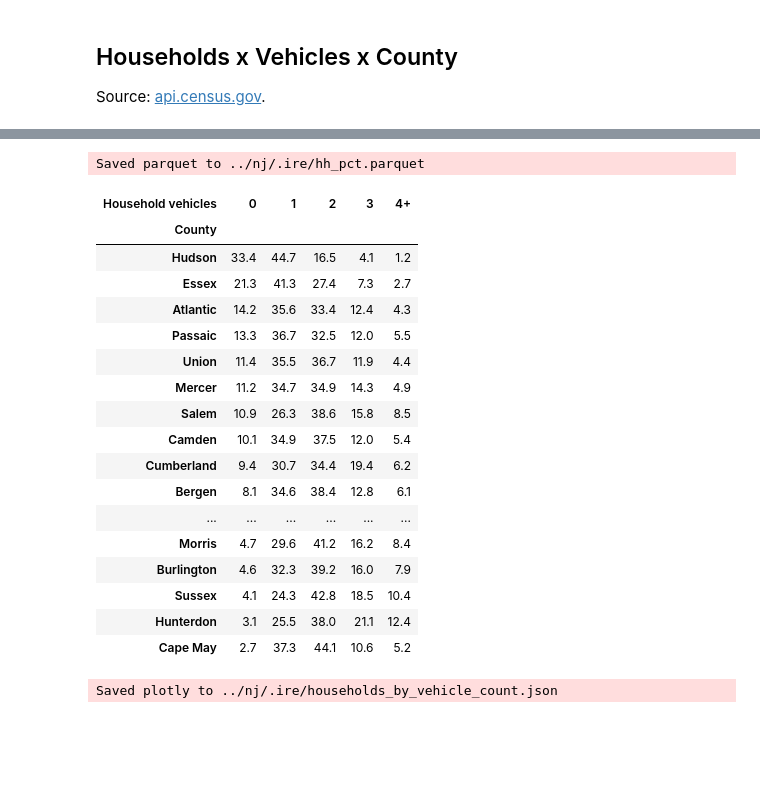
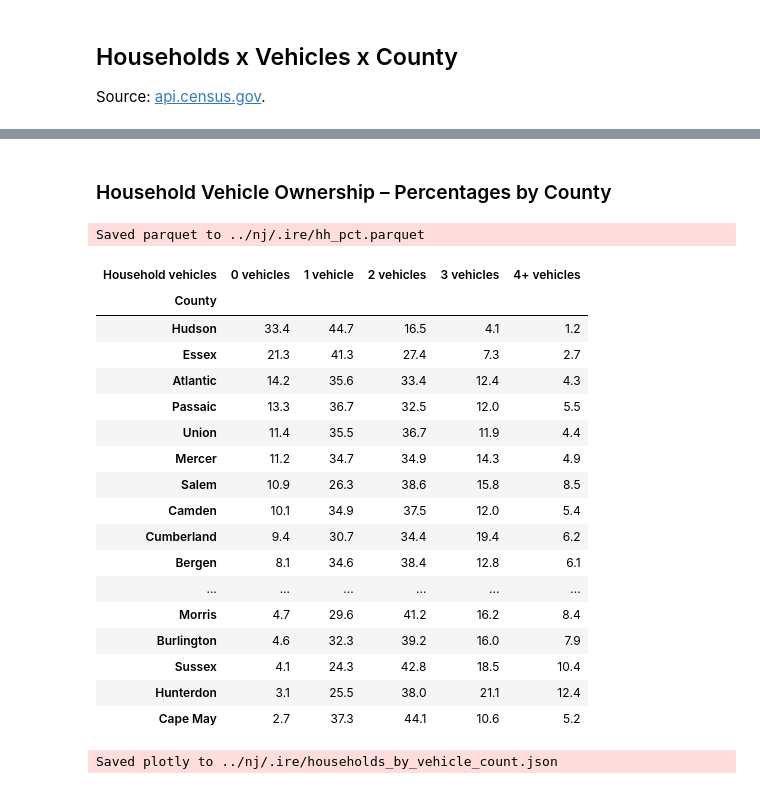
Before and after one commit to hudcostreets/household-vehicles, a Jupyter notebook: nbs/NJ.ipynb, the cells around one changed output, grey strips where cells are left out. Cells and saved outputs as stored; diff of their text form; code cells hidden in the pictures; blank space fills up the shorter version.

```diff
--- a/nbs/NJ.ipynb
+++ b/nbs/NJ.ipynb
@@ -56,7 +56,7 @@ hhs = (
 )
 hhs = hhs.rename(columns={
     'B08201_002E': '0 vehicles',
-    'B08201_003E': '1 vehicles',
+    'B08201_003E': '1 vehicle',
     'B08201_004E': '2 vehicles',
     'B08201_005E': '3 vehicles',
     'B08201_006E': '4+ vehicles',
@@ -69,12 +69,11 @@ hhs = (
     .drop(columns='ccode')
     .astype(int)
 )
-hhs = (
-    hhs
-    .assign(total=hhs.sum(1))
-    .sort_values('total', ascending=False)
-    .drop(columns='total')
-)
-export(hhs, 'hh')
+hhs_totals = hhs.sum(1).rename('Total households')
+hhst = sxs(hhs, hhs_totals).sort_values('Total households', ascending=False)
+hhs = hhst.drop(columns='Total households')
+hhs.columns = hhs.columns.copy()
+hhs.columns.name = 'Household vehicles'
+export(hhst, 'hh')
 # %% [output]
 Saved parquet to ../nj/.ire/hh.parquet
@@ -99,12 +98,14 @@ Saved parquet to ../nj/.ire/hh.parquet
+# %% [markdown]
+### Household Vehicle Ownership – Percentages by County
 # %%
-hhs_pcts = hhs.div(hhs.sum(1), axis=0)
+hhs_pcts = hhs.div(hhs_totals, axis=0).sort_values('0 vehicles', ascending=False)
+hhsp_exp = round(hhs_pcts * 100, 1)
 hhs_pcts.columns = ['0', '1', '2', '3', '4+']
 hhs_pcts.columns.name = 'Household vehicles'
-hhs_pcts = hhs_pcts.sort_values('0', ascending=False)
-export(round(hhs_pcts * 100, 1), 'hh_pct')
+export(hhsp_exp, 'hh_pct')
 # %% [output]
 Saved parquet to ../nj/.ire/hh_pct.parquet
-| Household vehicles | 0 | 1 | 2 | 3 | 4+ |
+| Household vehicles | 0 vehicles | 1 vehicle | 2 vehicles | 3 vehicles | 4+ vehicles |
 | County |  |  |  |  |  |
 | Hudson | 33.4 | 44.7 | 16.5 | 4.1 | 1.2 |
 | Essex | 21.3 | 41.3 | 27.4 | 7.3 | 2.7 |
```
Also changed, not shown: parts of 3 cells of this notebook, 7 other files.
